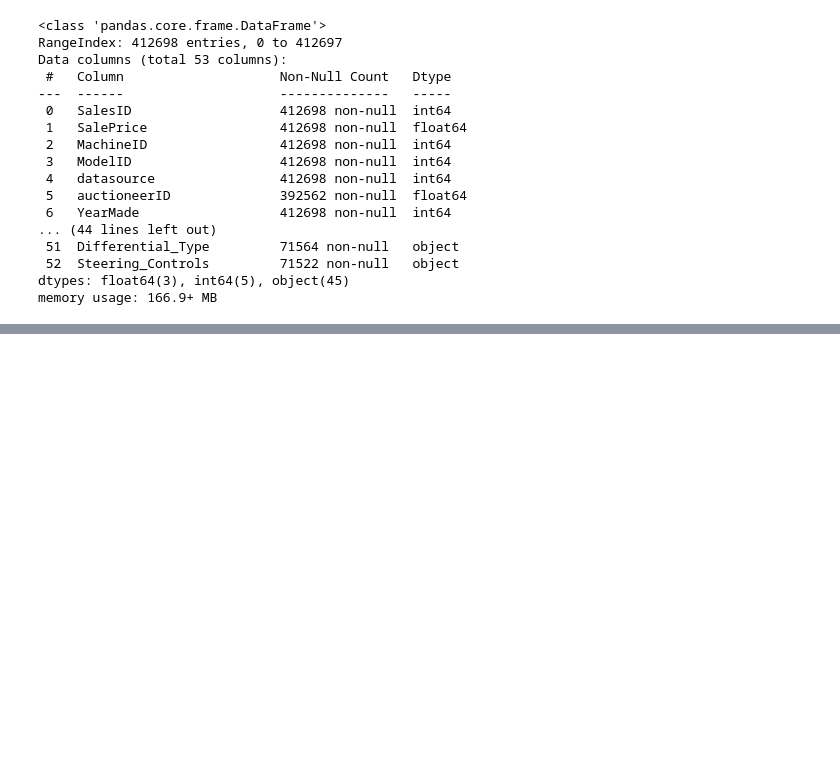
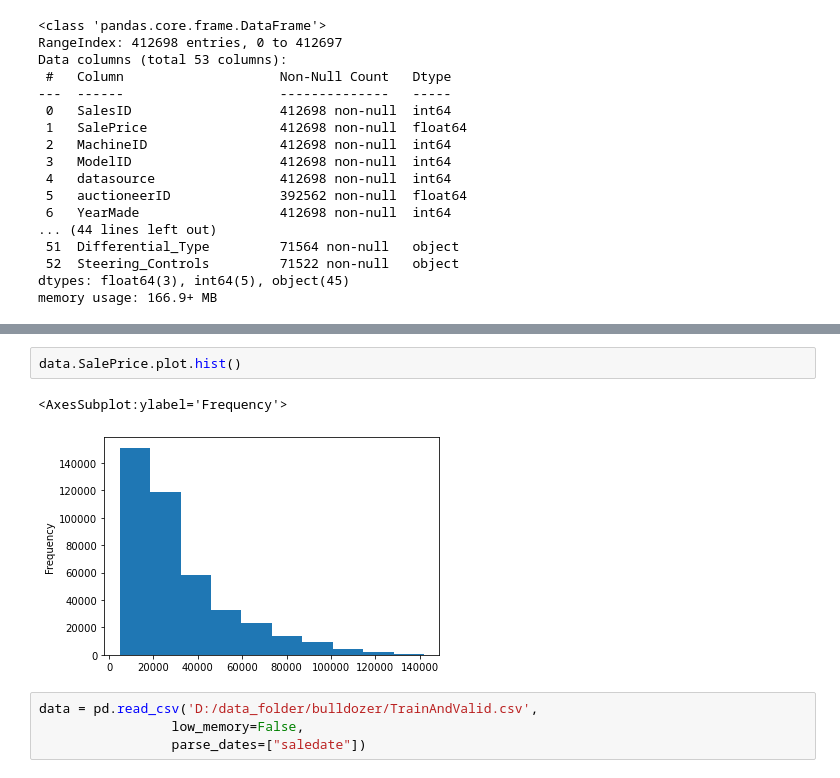
Before and after one commit to cecxli/bluebook_for_bulldozers, a Jupyter notebook: bluebook_bulldozers.ipynb, the cells around one changed output, grey strips where cells are left out. Drawn from its saved outputs; the diff is of its cells as text; blank space fills up the shorter version.

```diff
--- a/bluebook_bulldozers.ipynb
+++ b/bluebook_bulldozers.ipynb
@@ -58,0 +67,9 @@ data.describe()
+# %%
+data.SalePrice.plot.hist()
+# %% [output]
+<AxesSubplot:ylabel='Frequency'>
+[figure, added]
+# %%
+data = pd.read_csv('D:/data_folder/bulldozer/TrainAndValid.csv',
+                 low_memory=False,
+                 parse_dates=["saledate"])
```
Also changed, not shown: parts of 11 cells of this notebook.
